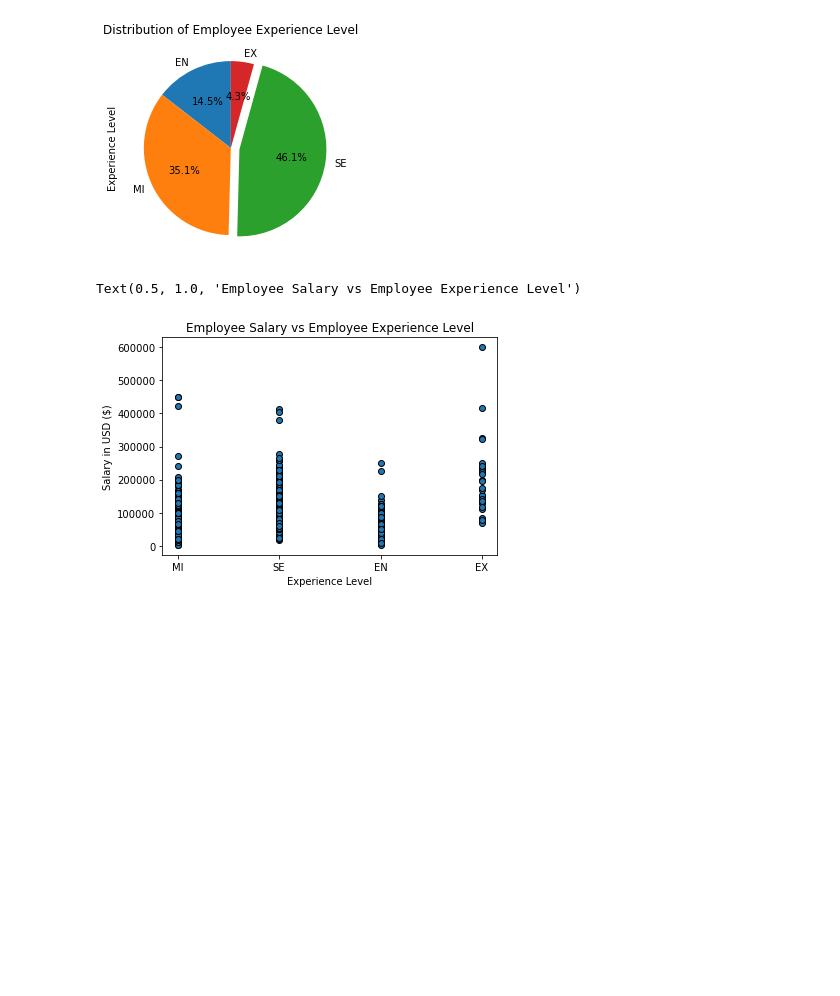
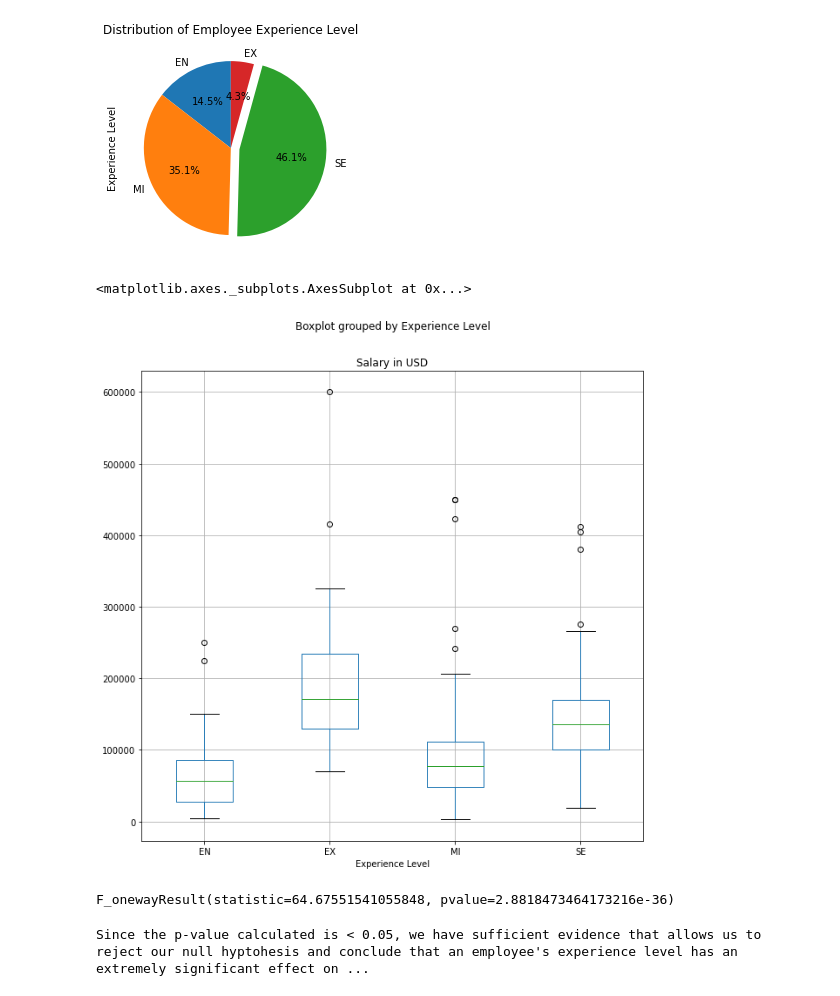
Before and after one commit to Prathima0808/project-one, a Jupyter notebook: Carl - Research Question 1.ipynb, the cells around one changed output. Saved outputs shown, nothing was run; the diff lists cells and outputs as text; code cells hidden in the pictures; blank space fills up the shorter version.

```diff
--- a/Carl - Research Question 1.ipynb
+++ b/Carl - Research Question 1.ipynb
@@ -129,11 +147,8 @@ plt.title("Distribution of Employee Experience Level")
 # %% [output]
 Text(0.5, 1.0, 'Distribution of Employee Experience Level')
 [figure]
-# %%
-plt.scatter(ds_renamed_df["Experience Level"], ds_renamed_df["Salary in USD"], edgecolor = "black")
-plt.xlabel("Experience Level")
-plt.ylabel("Salary in USD ($)")
-plt.title("Employee Salary vs Employee Experience Level")
-# %% [output]
-Text(0.5, 1.0, 'Employee Salary vs Employee Experience Level')
-[figure, removed]
+# %%
+ds_renamed_df.boxplot("Salary in USD", by="Experience Level", figsize=(10,10))
+# %% [output]
+<matplotlib.axes._subplots.AxesSubplot at 0x...>
+[figure, added]
@@ -139,0 +161,8 @@ Text(0.5, 1.0, 'Employee Salary vs Employee Experience Level')
+# %%
+st.f_oneway(group0, group1, group2, group3)
+# %% [output]
+F_onewayResult(statistic=64.67551541055848, pvalue=2.8818473464173216e-36)
+# %%
+print("Since the p-value calculated is < 0.05, we have sufficient evidence that allows us to reject our null hyptohesis and conclude that an employee's experience level has an extremely significant effect on their salary.")
+# %% [output]
+Since the p-value calculated is < 0.05, we have sufficient evidence that allows us to reject our null hyptohesis and conclude that an employee's experience level has an extremely significant effect on ...
```
Also changed, not shown: parts of 8 cells of this notebook.
